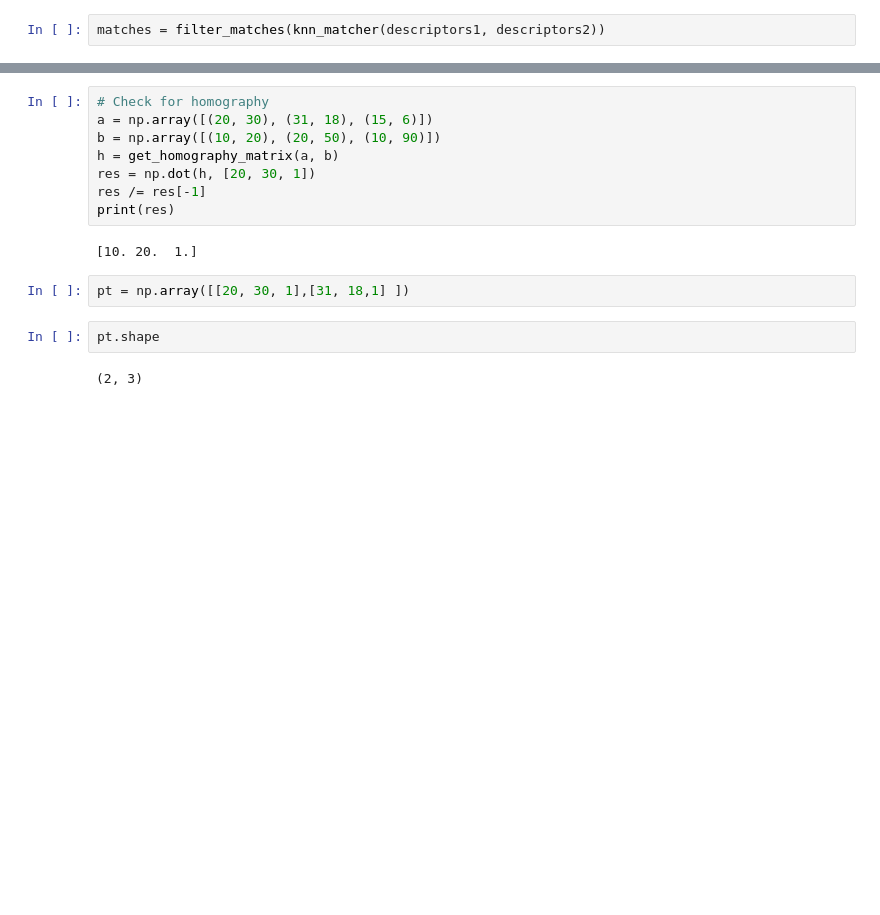
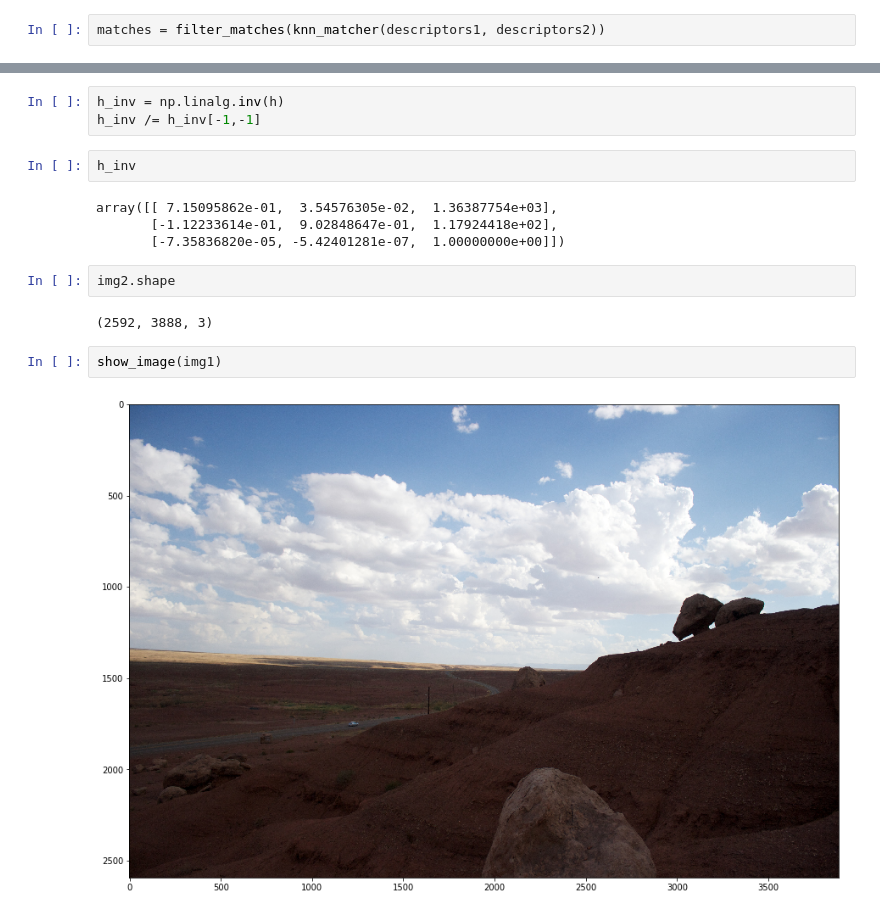
Before and after one commit to aashish-jain/Image-Stitcher, a Jupyter notebook: src/Image Stitcher.ipynb, the cells around one changed output, grey strips where cells are left out. Cells and saved outputs as stored; diff of their text form; blank space fills up the shorter version.

Commit message:
Stiching done. Check for other images

```diff
--- a/src/Image Stitcher.ipynb
+++ b/src/Image Stitcher.ipynb
@@ -235,16 +211,17 @@ cv2.findHomography(pts1, pts2, cv2.RANSAC)
-# %%
-# Check for homography
-a = np.array([(20, 30), (31, 18), (15, 6)])
-b = np.array([(10, 20), (20, 50), (10, 90)])
-h = get_homography_matrix(a, b)
-res = np.dot(h, [20, 30, 1])
-res /= res[-1]
-print(res)
-# %% [output]
-[10. 20.  1.]
-# %%
-pt = np.array([[20, 30, 1],[31, 18,1] ])
+# %%
+h_inv = np.linalg.inv(h)
+h_inv /= h_inv[-1,-1]
+# %%
+h_inv
+# %% [output]
+array([[ 7.15095862e-01,  3.54576305e-02,  1.36387754e+03],
+       [-1.12233614e-01,  9.02848647e-01,  1.17924418e+02],
+       [-7.35836820e-05, -5.42401281e-07,  1.00000000e+00]])
 # %%
-pt.shape
+img2.shape
 # %% [output]
-(2, 3)
+(2592, 3888, 3)
+# %%
+show_image(img1)
+# %% [output]
+[figure, added]
```
Also changed, not shown: parts of 20 cells of this notebook.
